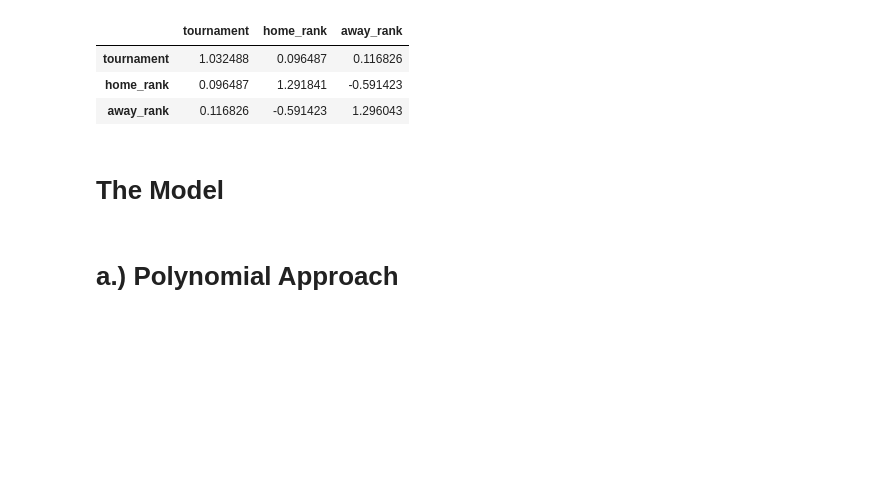
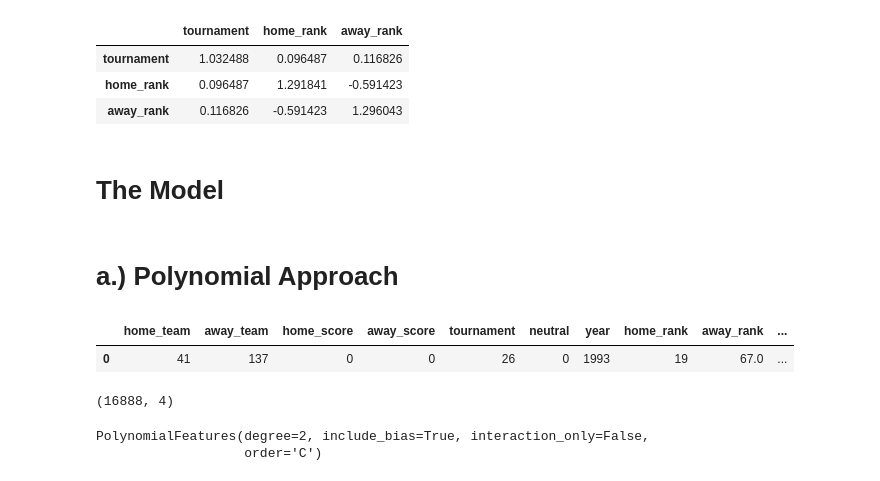
Before and after one commit to Obreintelly/Mchezo_Pesa_Football_Prediction_Analysis, a Jupyter notebook: Mchezo_Pesa_Football_Results_Prediction.ipynb, the cells around one changed output. Saved outputs shown, nothing was run; the diff lists cells and outputs as text; code cells hidden in the pictures; blank space fills up the shorter version.

```diff
--- a/Mchezo_Pesa_Football_Results_Prediction.ipynb
+++ b/Mchezo_Pesa_Football_Results_Prediction.ipynb
@@ -979,3 +979,8 @@ pd.DataFrame(np.linalg.inv(regressors.values), index = regressors.index, columns
 # **The Model**
 # %% [markdown]
 # **a.) Polynomial Approach**
+# %%
+df.head(1)
+# %% [output]
+|  | home_team | away_team | home_score | away_score | tournament | neutral | year | home_rank | away_rank | ... |
+| 0 | 41 | 137 | 0 | 0 | 26 | 0 | 1993 | 19 | 67.0 | ... |
@@ -981,0 +1000,4 @@ pd.DataFrame(np.linalg.inv(regressors.values), index = regressors.index, columns
+# %%
+new_df.shape
+# %% [output]
+(16888, 4)
@@ -981,0 +1011,6 @@ pd.DataFrame(np.linalg.inv(regressors.values), index = regressors.index, columns
+# %%
+#Fitting our regressors to a second degree
+polynomial_converter.fit(X)
+# %% [output]
+PolynomialFeatures(degree=2, include_bias=True, interaction_only=False,
+                   order='C')
```
Also changed, not shown: parts of 23 cells of this notebook.
